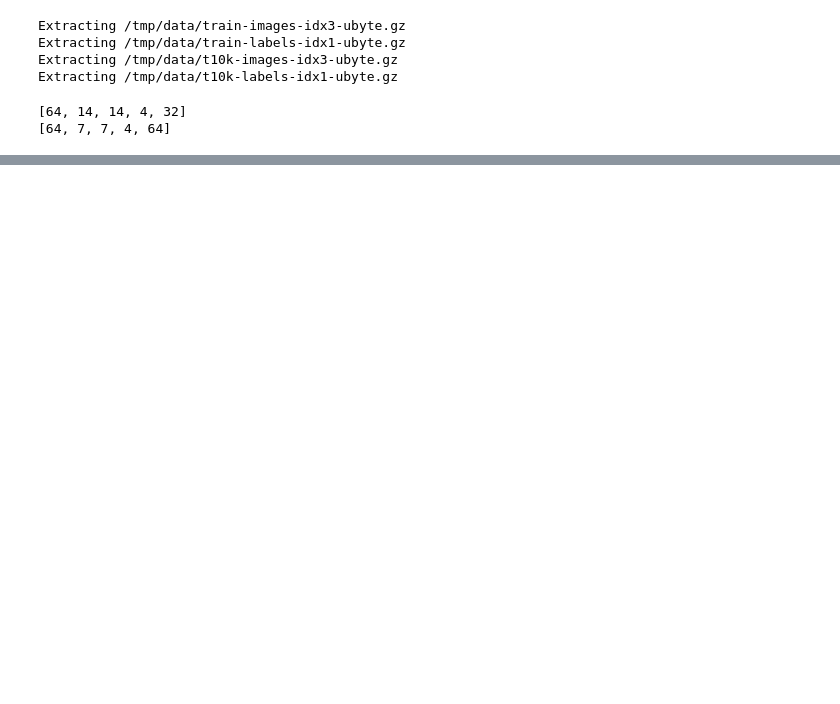
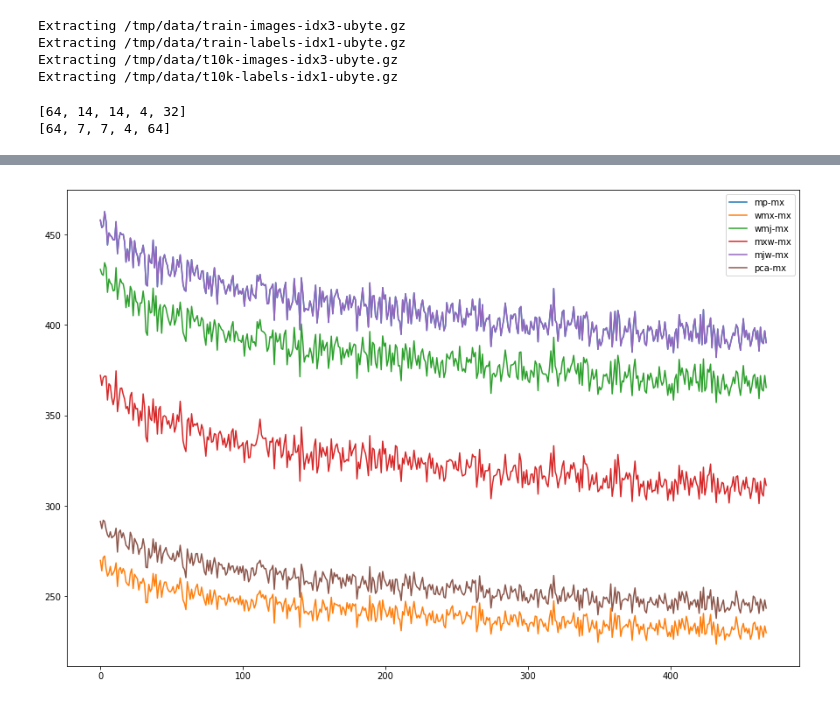
Before and after one commit to zhidou/task, a Jupyter notebook: Untitled2.ipynb, the cells around one changed output, grey strips where cells are left out. Drawn from its saved outputs; the diff is of its cells as text; code cells hidden in the pictures; blank space fills up the shorter version.

```diff
--- a/Untitled2.ipynb
+++ b/Untitled2.ipynb
@@ -178,6 +98,6 @@ def conv_net(x, weights, biases, dropout):
 # %%
 # Construct model
-conv1, pred = conv_net(x, weights, biases, keep_prob)
+pred = conv_net(x, weights, biases, keep_prob)
 
 # Define loss and optimizer
 cost = tf.reduce_mean(tf.nn.softmax_cross_entropy_with_logits(logits=pred, labels=y))
@@ -242,0 +232,33 @@ Testing Accuracy: 0.9375
+# %%
+# Initializing the variables
+init = tf.global_variables_initializer()
+# f = open('output.txt', 'w')
+D1 = []
+D2 = []
+# Launch the graph
+with tf.Session() as sess:
+    sess.run(init)
+    step = 1
+    # Keep training until reach max iterations
+    while step * batch_size < training_iters:
+#     while step < 2:
+        batch_x, batch_y = mnist.train.next_batch(batch_size)
+        # Run optimization op (backprop)
+#         ret = sess.run(conv2, feed_dict={x: batch_x, y: batch_y, keep_prob: dropout})
+        sess.run(optimizer, feed_dict={x: batch_x, y: batch_y, keep_prob: dropout})
+        if step % display_step == 0:
+            # Calculate batch loss and accuracy
+            tempd1, tempd2, loss, acc = sess.run([Diff1, Diff2, cost, accuracy],
+                                               feed_dict={x: batch_x,
+                                                          y: batch_y,
+                                                          keep_prob: 1.})
+            D1.append(tempd1)
+            D2.append(tempd2)
+            print("Iter " + str(step*batch_size) + ", Minibatch Loss= " + "{:.6f}".format(loss) +
+                  "\nTraining Accuracy= " + "{:.5f}".format(acc))
+        step += 1
+    print("Optimization Finished!")
+
+#     Calculate accuracy for 256 mnist test images
+    print("Testing Accuracy:", sess.run(accuracy, feed_dict={x: mnist.test.images[:64], y: mnist.test.labels[:64],
+keep_prob: 1.}))
@@ -242,0 +283,12 @@ Testing Accuracy: 0.9375
+# %%
+ret1 = np.array(D1).transpose()
+ret2 = np.array(D2).transpose()
+# %%
+labels = ['mp-mx', 'wmx-mx', 'wmj-mx', 'mxw-mx', 'mjw-mx', 'pca-mx']
+plt.figure(figsize=(15,10))
+for i in range(6):
+    plt.plot(range(ret1.shape[1]), ret1[i])
+plt.legend(labels, loc='upper right')
+plt.show()
+# %% [output]
+[figure, added]
```
Also changed, not shown: parts of 11 cells of this notebook, 1 other file.
